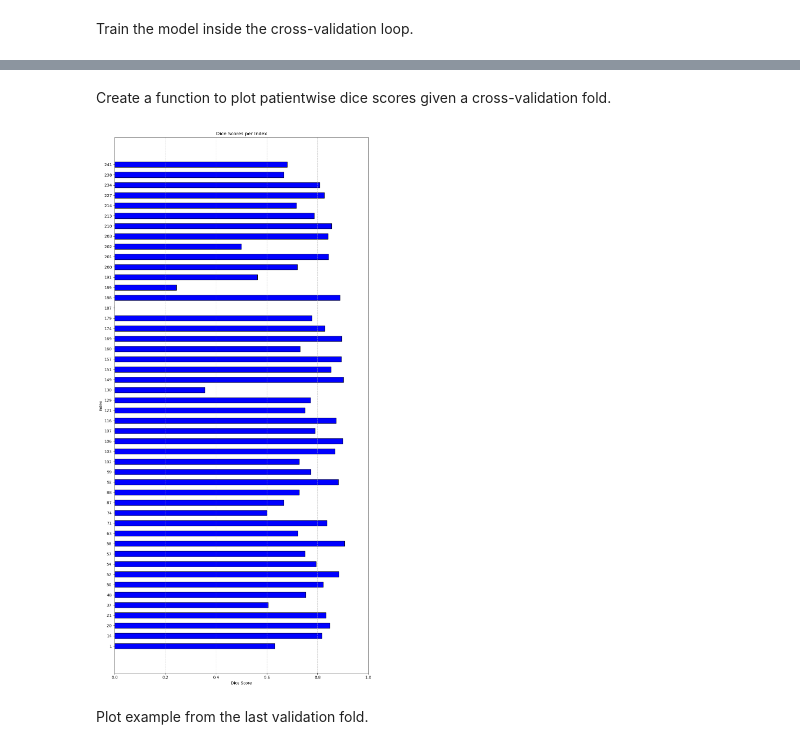
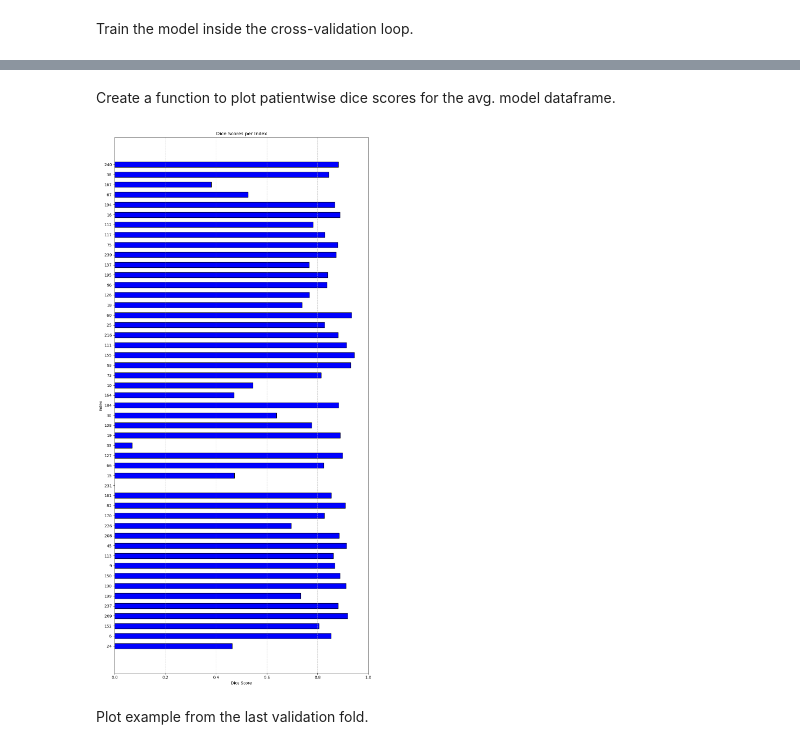
Before and after one commit to j00lie/thesis, a Jupyter notebook: train_5foldCV.ipynb, the cells around one changed output, grey strips where cells are left out. Drawn from its saved outputs; the diff is of its cells as text; code cells hidden in the pictures.

```diff
--- a/train_5foldCV.ipynb
+++ b/train_5foldCV.ipynb
@@ -210,0 +299,6 @@ Epoch 2/100
+# %%
+dsc_sum = 0
+for i, dataframe in enumerate(dataframes):
+    dsc_sum += float(dataframe["Dice"].iloc[-2])
+
+print((dsc_sum/len(dataframes)))
@@ -259,0 +396,2 @@ print(avg_dice)
+# %%
+avg_model_df = build_dfs(test_indices, avg_model_dice_scores)
@@ -260,25 +418,25 @@ print(avg_dice)
 # %% [markdown]
-Create a function to plot patientwise dice scores given a cross-validation fold.
+Create a function to plot patientwise dice scores for the avg. model dataframe.
 # %%
 def plotDice(dataframe):
 
     plt.figure(figsize=(10, 20))  # Increased height
     spacing = 1.5  # Adjust this to increase/decrease spacing
-    y_positions = np.arange(len(dataframe)) * spacing
-    plt.barh(y_positions, dataframe["Dice"], color="blue", edgecolor="black")
+    y_positions = np.arange(len(dataframe)-2) * spacing
+    plt.barh(y_positions, dataframe["Dice"].iloc[:-2], color="blue", edgecolor="black") # leave out the avg. and std. lines of the df
     plt.ylabel("Index")
     plt.xlabel("Dice Score")
     plt.title("Dice Scores per Index")
-    plt.yticks(y_positions, dataframe["Patient Indices"])
+    plt.yticks(y_positions, dataframe["Patient Indices"].iloc[:-2])
 
     plt.xlim(0, 1)
     plt.grid(axis="x", linestyle="--", alpha=0.7)
     plt.tight_layout()
     plt.show()
-# %%
-plotDice(dataframes[4])
-# %% [output]
-[figure, removed]
+# %%
+plotDice(avg_model_df)
+# %% [output]
+[figure, added]
 # %%
 def plot_test_image_with_contours(index, X_test, Y_test):
     """
```
Also changed, not shown: parts of 33 cells of this notebook, 1 other file.
